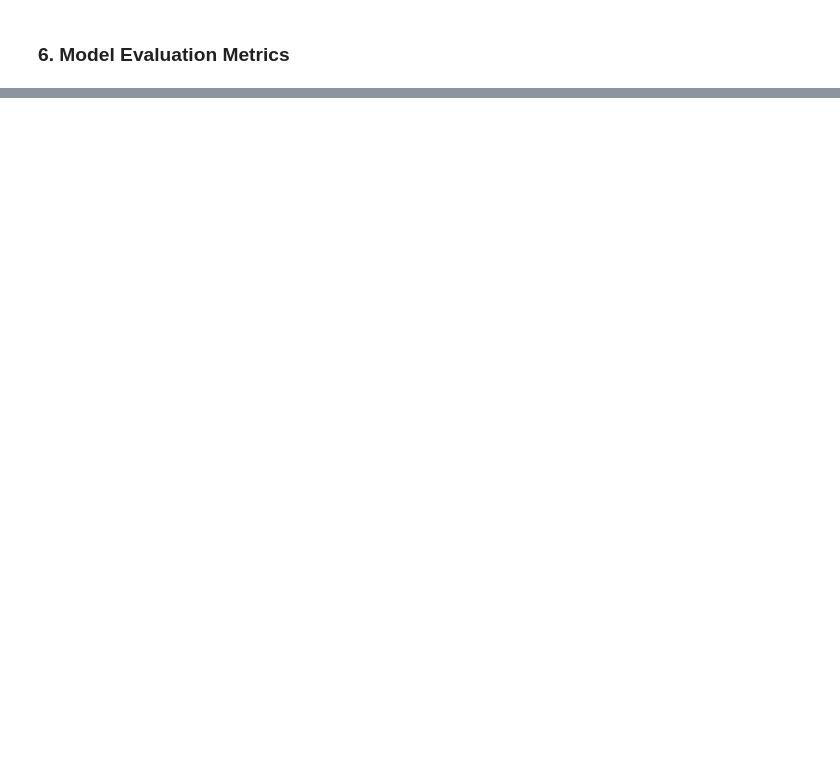
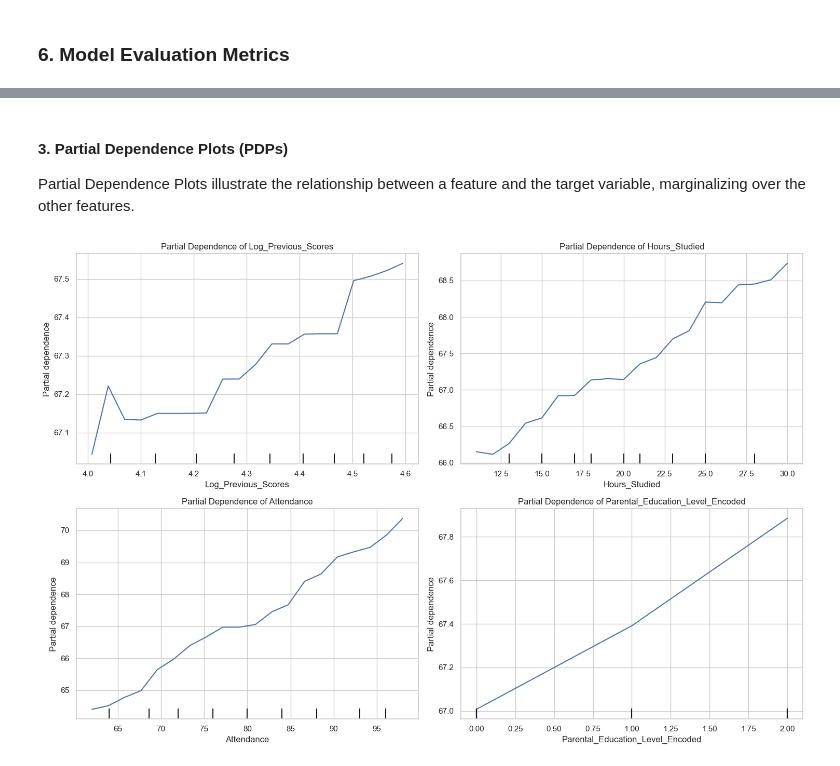
Before and after one commit to adirelm/TDS_student_performance_analysis_part2, a Jupyter notebook: TDS_student_performance_analysis_part2.ipynb, the cells around one changed output, grey strips where cells are left out. Drawn from its saved outputs; the diff is of its cells as text; code cells hidden in the pictures; blank space fills up the shorter version.

```diff
--- a/TDS_student_performance_analysis_part2.ipynb
+++ b/TDS_student_performance_analysis_part2.ipynb
@@ -618,0 +792,19 @@ Handling outliers has led to a substantial improvement in model performance. The
+# %% [markdown]
+#### 3. Partial Dependence Plots (PDPs)
+Partial Dependence Plots illustrate the relationship between a feature and the target variable, marginalizing over the other features.
+# %%
+from sklearn.inspection import PartialDependenceDisplay
+
+# Select features for PDP
+features_to_plot = ['Log_Previous_Scores', 'Hours_Studied', 'Attendance', 'Parental_Education_Level_Encoded']
+
+# Plot PDPs
+plt.figure(figsize=(15, 10))
+for i, feature in enumerate(features_to_plot, 1):
+    plt.subplot(2, 2, i)
+    PartialDependenceDisplay.from_estimator(pipeline, X_test, [feature], kind='average', grid_resolution=20, ax=plt.gca())
+    plt.title(f'Partial Dependence of {feature}')
+plt.tight_layout()
+plt.show()
+# %% [output]
+[figure, added]
```
Also changed, not shown: parts of 32 cells of this notebook, 2 other files.
